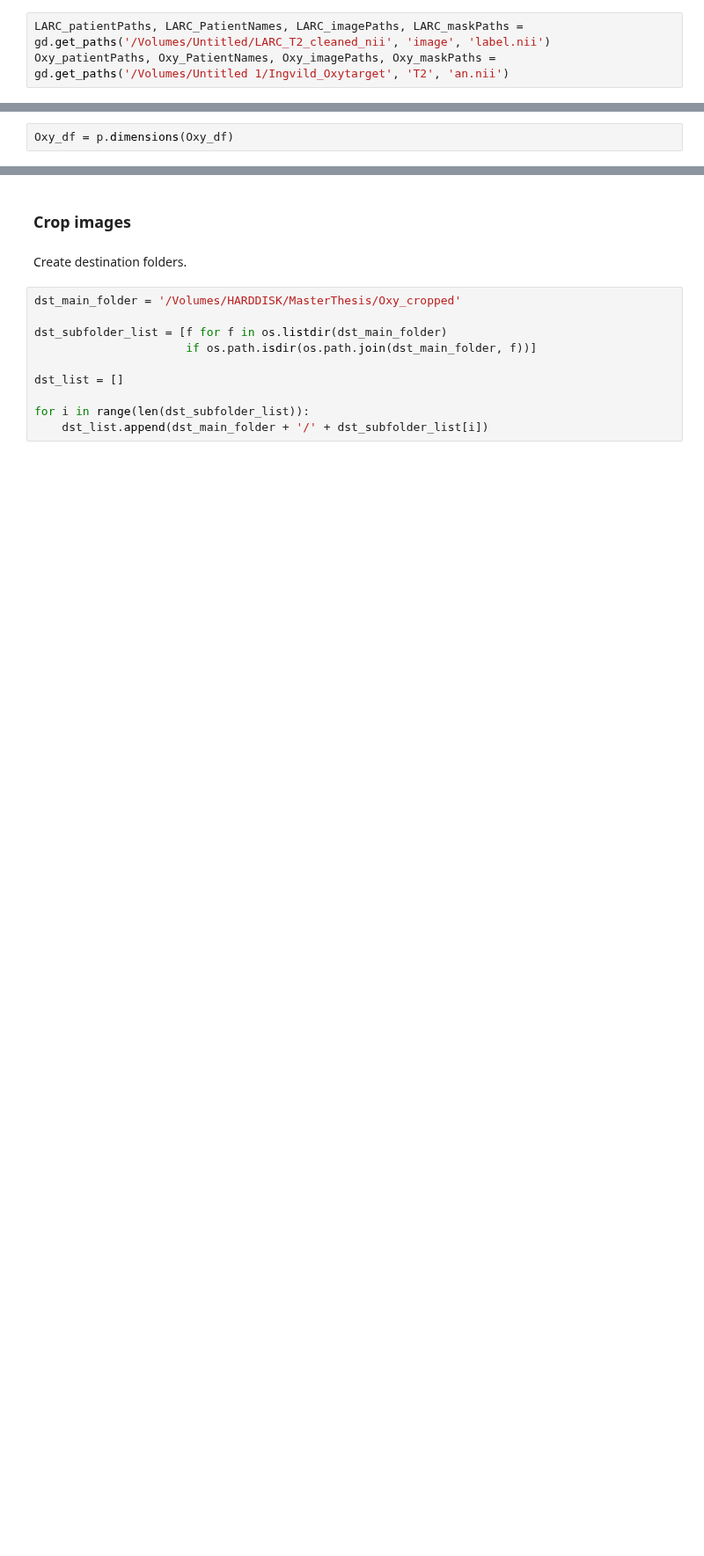
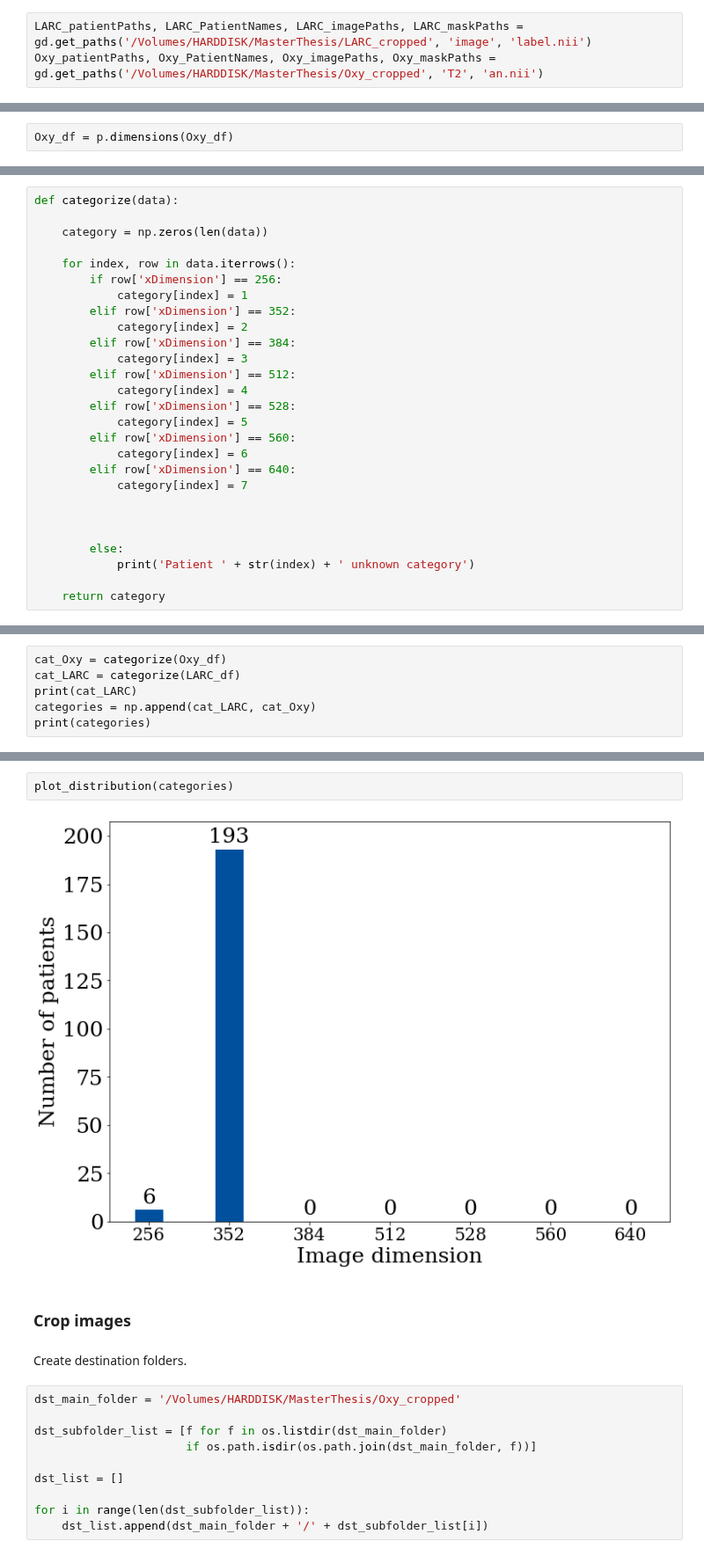
Before and after one commit to IngvildAskimAdde/MasterThesis, a Jupyter notebook: Cropping.ipynb, the cells around one changed output, grey strips where cells are left out. Shown at 88% size. Saved outputs shown, nothing was run; the diff lists cells and outputs as text; blank space fills up the shorter version.

Commit message:
Adding histogram to illustrate dimensions.

```diff
--- a/Cropping.ipynb
+++ b/Cropping.ipynb
@@ -12,8 +14,8 @@ import preprocessing_franziska as pf
 # %% [markdown]
 ### Get paths to datafiles.
 # %%
-LARC_patientPaths, LARC_PatientNames, LARC_imagePaths, LARC_maskPaths = gd.get_paths('/Volumes/Untitled/LARC_T2_cleaned_nii', 'image', 'label.nii')
-Oxy_patientPaths, Oxy_PatientNames, Oxy_imagePaths, Oxy_maskPaths = gd.get_paths('/Volumes/Untitled 1/Ingvild_Oxytarget', 'T2', 'an.nii')
+LARC_patientPaths, LARC_PatientNames, LARC_imagePaths, LARC_maskPaths = gd.get_paths('/Volumes/HARDDISK/MasterThesis/LARC_cropped', 'image', 'label.nii')
+Oxy_patientPaths, Oxy_PatientNames, Oxy_imagePaths, Oxy_maskPaths = gd.get_paths('/Volumes/HARDDISK/MasterThesis/Oxy_cropped', 'T2', 'an.nii')
 # %% [markdown]
 ### Create dataframes
 # %%
@@ -116,0 +116,27 @@ Name: xDimension, dtype: int64
+# %%
+def categorize(data):
+
+    category = np.zeros(len(data))
+
+    for index, row in data.iterrows():
+        if row['xDimension'] == 256:
+            category[index] = 1
+        elif row['xDimension'] == 352:
+            category[index] = 2
+        elif row['xDimension'] == 384:
+            category[index] = 3
+        elif row['xDimension'] == 512:
+            category[index] = 4
+        elif row['xDimension'] == 528:
+            category[index] = 5
+        elif row['xDimension'] == 560:
+            category[index] = 6
+        elif row['xDimension'] == 640:
+            category[index] = 7
+
+
+
+        else:
+            print('Patient ' + str(index) + ' unknown category')
+
+    return category
@@ -116,0 +184,6 @@ Name: xDimension, dtype: int64
+# %%
+cat_Oxy = categorize(Oxy_df)
+cat_LARC = categorize(LARC_df)
+print(cat_LARC)
+categories = np.append(cat_LARC, cat_Oxy)
+print(categories)
@@ -117,3 +204,7 @@ Name: xDimension, dtype: int64
+# %%
+plot_distribution(categories)
+# %% [output]
+[figure, added]
 # %% [markdown]
 ### Crop images
 # %% [markdown]
```
Also changed, not shown: parts of 6 cells of this notebook.
